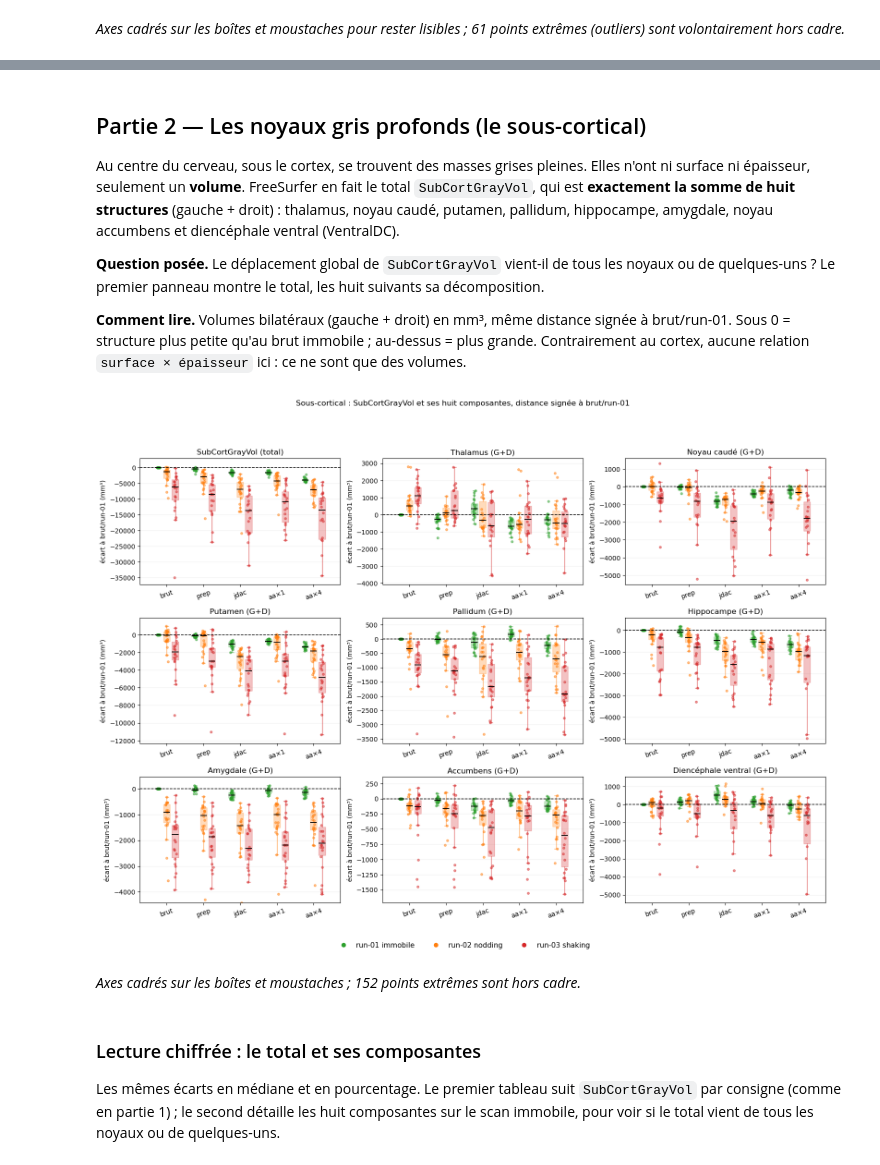
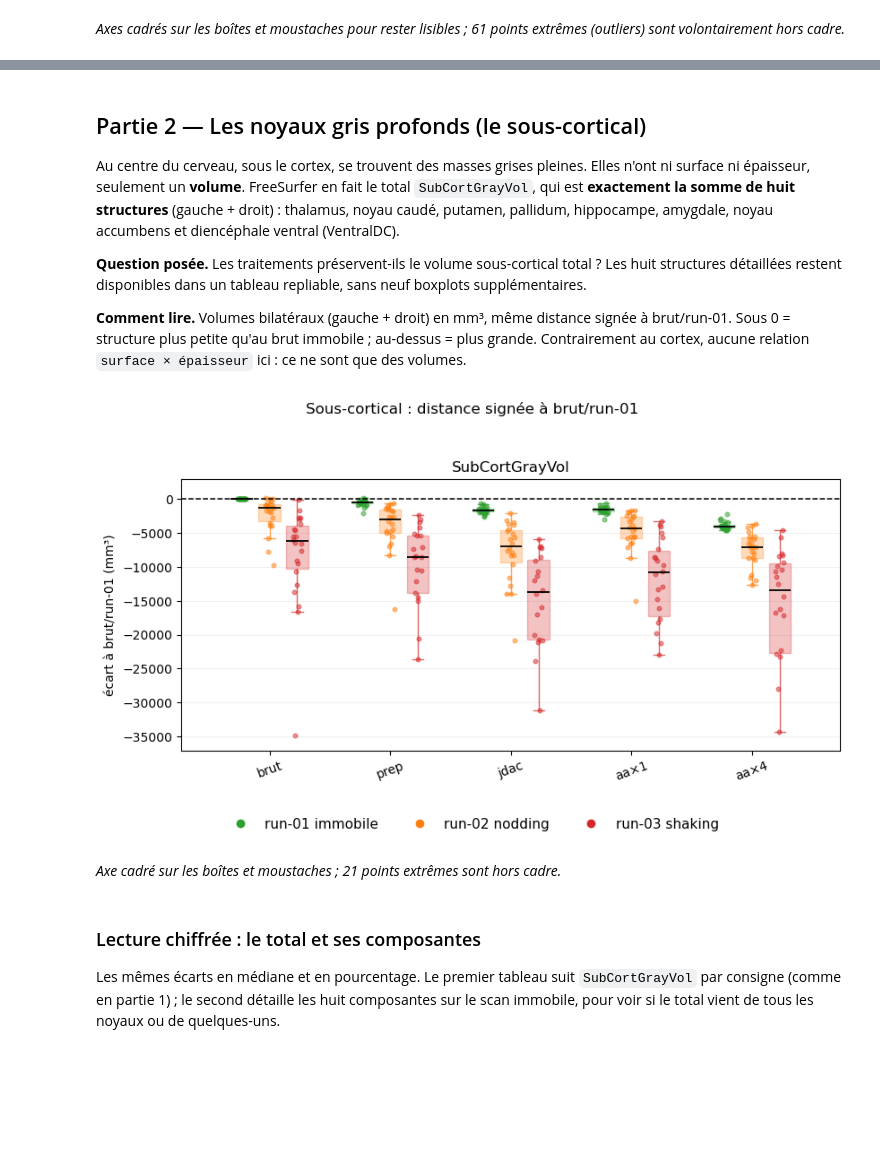
Before and after one commit to math-wil/jdac-motion-correction, a Jupyter notebook: pipelines/ds004332/phase5_fidelity/explore_morphometrie.ipynb, the cells around one changed output, grey strips where cells are left out. Cells and saved outputs as stored; diff of their text form; code cells hidden in the pictures; blank space fills up the shorter version.

```diff
--- a/pipelines/ds004332/phase5_fidelity/explore_morphometrie.ipynb
+++ b/pipelines/ds004332/phase5_fidelity/explore_morphometrie.ipynb
@@ -301,49 +250,34 @@ display(Markdown(
 
 Au centre du cerveau, sous le cortex, se trouvent des masses grises pleines. Elles n'ont ni surface ni épaisseur, seulement un **volume**. FreeSurfer en fait le total `SubCortGrayVol`, qui est **exactement la somme de huit structures** (gauche + droit) : thalamus, noyau caudé, putamen, pallidum, hippocampe, amygdale, noyau accumbens et diencéphale ventral (VentralDC).
 
-**Question posée.** Le déplacement global de `SubCortGrayVol` vient-il de tous les noyaux ou de quelques-uns ? Le premier panneau montre le total, les huit suivants sa décomposition.
+**Question posée.** Les traitements préservent-ils le volume sous-cortical total ? Les huit structures détaillées restent disponibles dans un tableau repliable, sans neuf boxplots supplémentaires.
 
 **Comment lire.** Volumes bilatéraux (gauche + droit) en mm³, même distance signée à brut/run-01. Sous 0 = structure plus petite qu'au brut immobile ; au-dessus = plus grande. Contrairement au cortex, aucune relation `surface × épaisseur` ici : ce ne sont que des volumes.
 # %%
 COMPOSANTES = [
     ("Thalamus", "Thalamus"),
     ("Noyau caudé", "Caudate"),
     ("Putamen", "Putamen"),
     ("Pallidum", "Pallidum"),
     ("Hippocampe", "Hippocampus"),
     ("Amygdale", "Amygdala"),
     ("Accumbens", "Accumbens"),
     ("Diencéphale ventral", "VentralDC"),
 ]
 aseg_reg = d[d["family"] == "aseg_region"].copy()
 
-# Panneaux : le total SubCortGrayVol d'abord, puis ses huit composantes (G+D).
-PANNEAUX = [("SubCortGrayVol (total)", None)] + COMPOSANTES
-fig, axes = plt.subplots(3, 3, figsize=(16, 12))
-n_hors = 0
-for ax, (titre, motif) in zip(axes.flat, PANNEAUX):
-    if motif is None:
-        per = par_acquisition(d, "aseg_global", "volume", "sum", region="SubCortGrayVol")
-        titre_ax = titre
-    else:
-        sub = aseg_reg[aseg_reg["region"].str.contains(motif, na=False)]
-        if sub.empty:
-            ax.set_title(titre + " (absent de aseg)", fontsize=12); ax.set_axis_off(); continue
-        per = (sub.groupby(["subject","run","condition"], observed=True)["value"]
-                  .sum().reset_index(name="value"))
-        titre_ax = titre + " (G+D)"
-    if per.empty:
-        ax.set_title(titre_ax + " (données absentes)", fontsize=12); ax.set_axis_off(); continue
-    n_hors += box_distance(ax, distance_a_reference(per), titre_ax, "mm³")
-fig.suptitle("Sous-cortical : SubCortGrayVol et ses huit composantes, distance signée à brut/run-01", y=1.0)
-fig.tight_layout(rect=[0, 0.05, 1, 0.95])
+per_subcort = par_acquisition(d, "aseg_global", "volume", "sum", region="SubCortGrayVol")
+fig, ax = plt.subplots(figsize=(8.5, 5))
+n_hors = box_distance(ax, distance_a_reference(per_subcort), "SubCortGrayVol", "mm³")
+fig.suptitle("Sous-cortical : distance signée à brut/run-01", y=0.98)
+fig.tight_layout(rect=[0, 0.10, 1, 0.94])
 legende_consignes(fig)
 plt.show()
 if n_hors:
-    display(Markdown(f"*Axes cadrés sur les boîtes et moustaches ; {n_hors} points extrêmes sont hors cadre.*"))
+    display(Markdown(f"*Axe cadré sur les boîtes et moustaches ; {n_hors} points extrêmes sont hors cadre.*"))
 # %% [output]
-[figure, old version]
+[figure, new version]
-*Axes cadrés sur les boîtes et moustaches ; 152 points extrêmes sont hors cadre.*
+*Axe cadré sur les boîtes et moustaches ; 21 points extrêmes sont hors cadre.*
 # %% [markdown]
 ### Lecture chiffrée : le total et ses composantes
 
```
Also changed, not shown: parts of 17 cells of this notebook, 3 other files.
